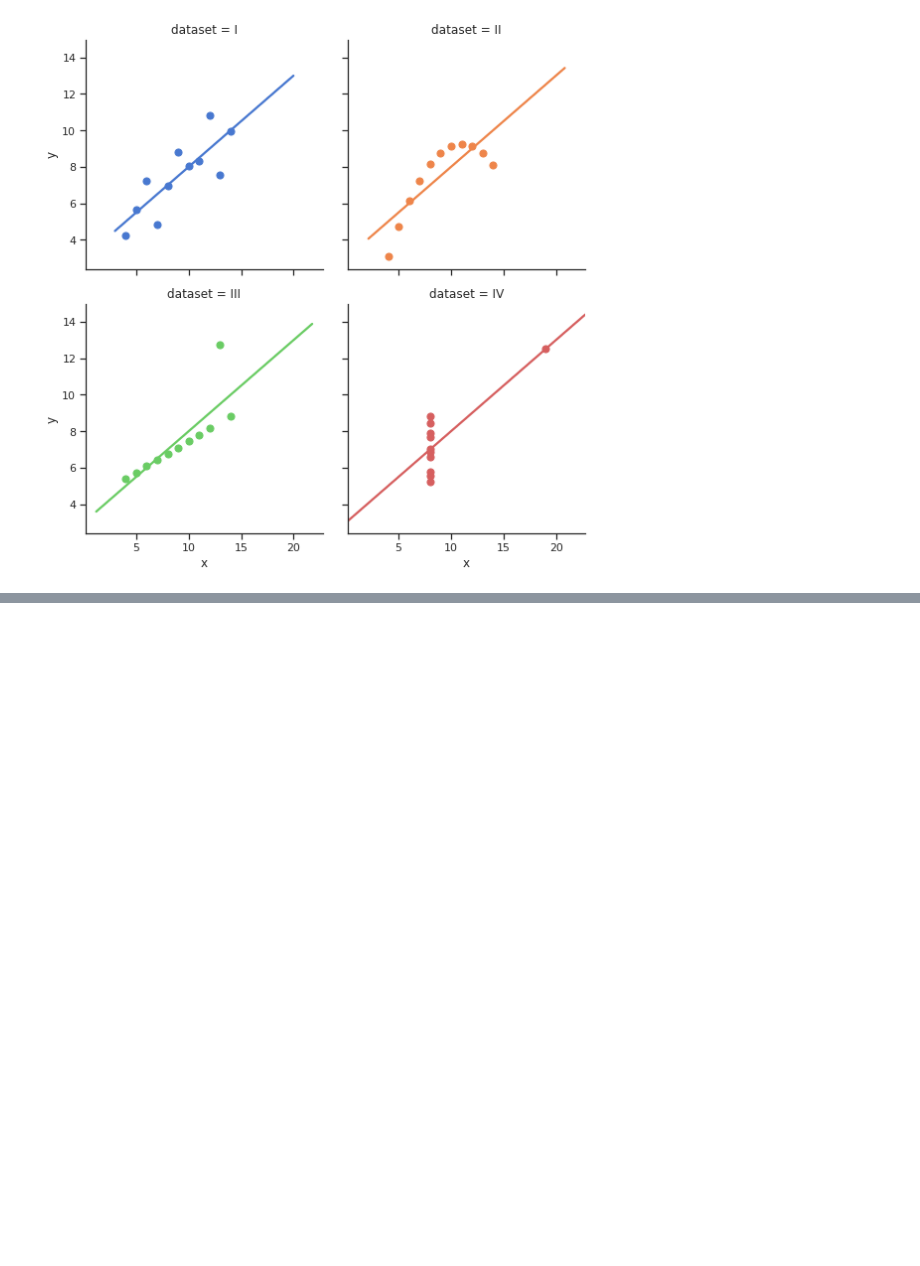
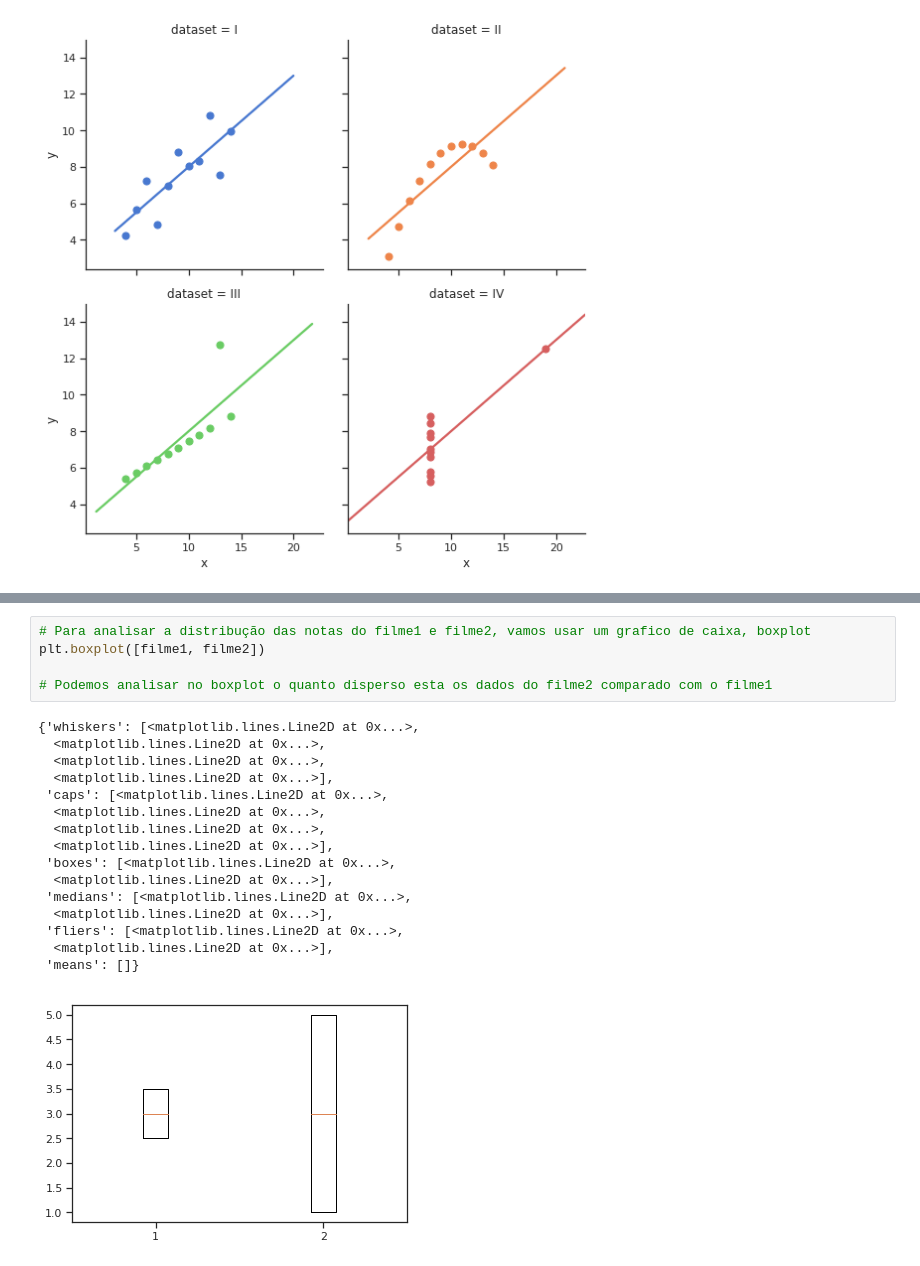
Before and after one commit to paulobressan/data-science, a Jupyter notebook: Data_Science.ipynb, the cells around one changed output, grey strips where cells are left out. Drawn from its saved outputs; the diff is of its cells as text; blank space fills up the shorter version.

```diff
--- a/Data_Science.ipynb
+++ b/Data_Science.ipynb
@@ -626,0 +702,22 @@ sns.lmplot(x="x", y="y", col="dataset", hue="dataset", data=df,
+# %%
+# Para analisar a distribução das notas do filme1 e filme2, vamos usar um grafico de caixa, boxplot
+plt.boxplot([filme1, filme2])
+
+# Podemos analisar no boxplot o quanto disperso esta os dados do filme2 comparado com o filme1
+# %% [output]
+{'whiskers': [<matplotlib.lines.Line2D at 0x...>,
+  <matplotlib.lines.Line2D at 0x...>,
+  <matplotlib.lines.Line2D at 0x...>,
+  <matplotlib.lines.Line2D at 0x...>],
+ 'caps': [<matplotlib.lines.Line2D at 0x...>,
+  <matplotlib.lines.Line2D at 0x...>,
+  <matplotlib.lines.Line2D at 0x...>,
+  <matplotlib.lines.Line2D at 0x...>],
+ 'boxes': [<matplotlib.lines.Line2D at 0x...>,
+  <matplotlib.lines.Line2D at 0x...>],
+ 'medians': [<matplotlib.lines.Line2D at 0x...>,
+  <matplotlib.lines.Line2D at 0x...>],
+ 'fliers': [<matplotlib.lines.Line2D at 0x...>,
+  <matplotlib.lines.Line2D at 0x...>],
+ 'means': []}
+[figure, added]
```
Also changed, not shown: parts of 20 cells of this notebook.
